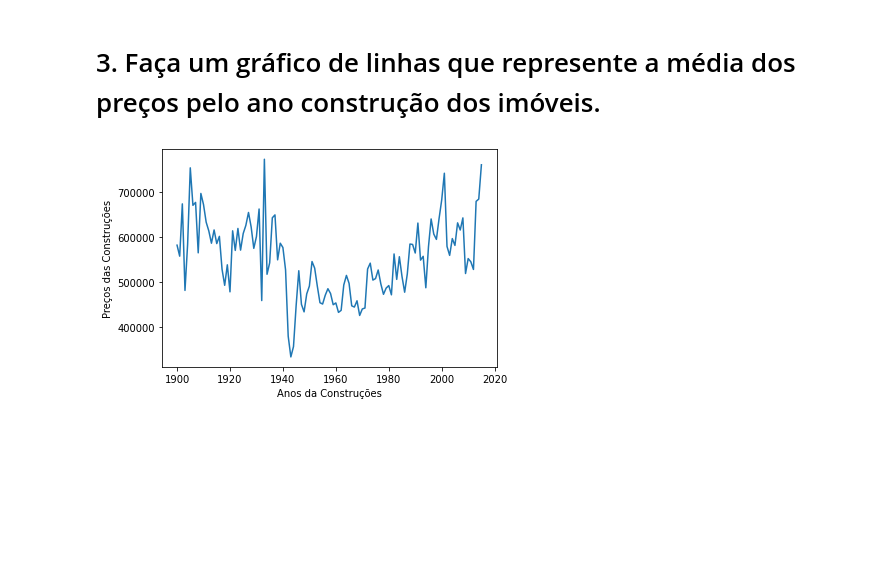
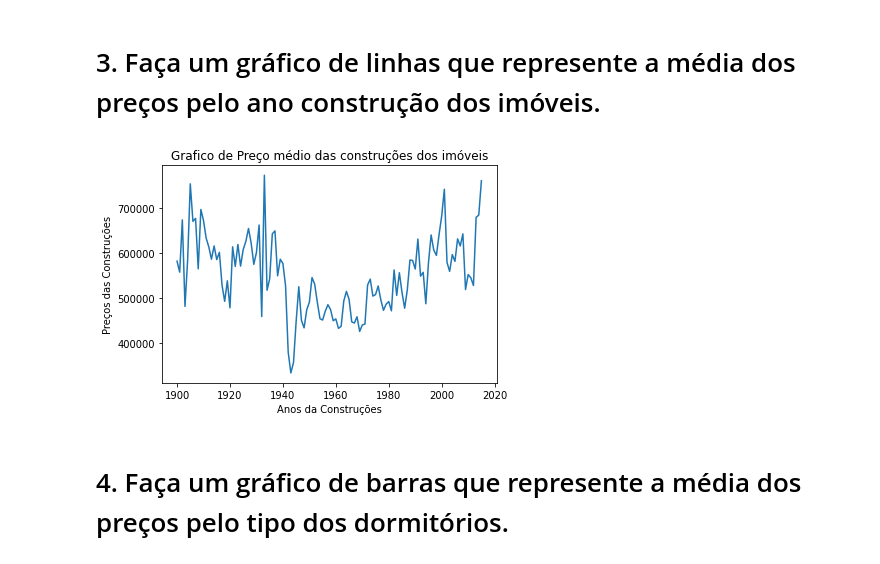
Before and after one commit to guiaraujofreitas/python_do_zero, a Jupyter notebook: Aula_04. Exercícios.ipynb, the cells around one changed output. Drawn from its saved outputs; the diff is of its cells as text; code cells hidden in the pictures; blank space fills up the shorter version.

```diff
--- a/Aula_04. Exercícios.ipynb
+++ b/Aula_04. Exercícios.ipynb
@@ -94,8 +85,10 @@ plt.ylabel('Price');
 aux2= df4[['price','yr_built']].groupby('yr_built').mean().reset_index()
 # %%
 plt.plot(aux2['yr_built'],aux2['price'])
-plt.title('Grafico de Preço médio ')
+plt.title('Grafico de Preço médio das construções dos imóveis')
 plt.xlabel('Anos da Construções')
 plt.ylabel('Preços das Construções');
 # %% [output]
-[figure, old version]
+[figure, new version]
+# %% [markdown]
+# 4. Faça um gráfico de barras que represente a média dos preços pelo tipo dos dormitórios.
```
Also changed, not shown: parts of 12 cells of this notebook.
